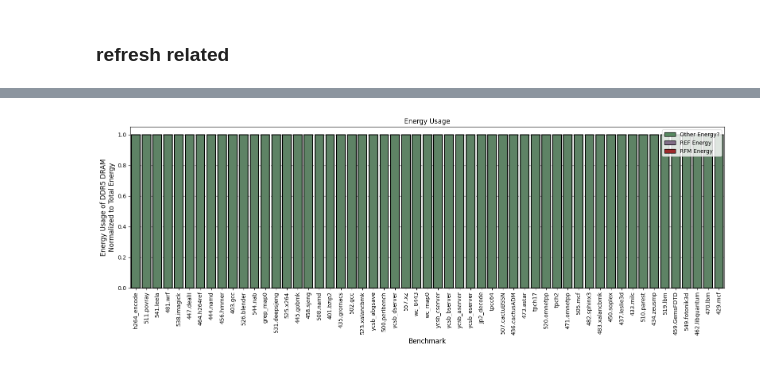
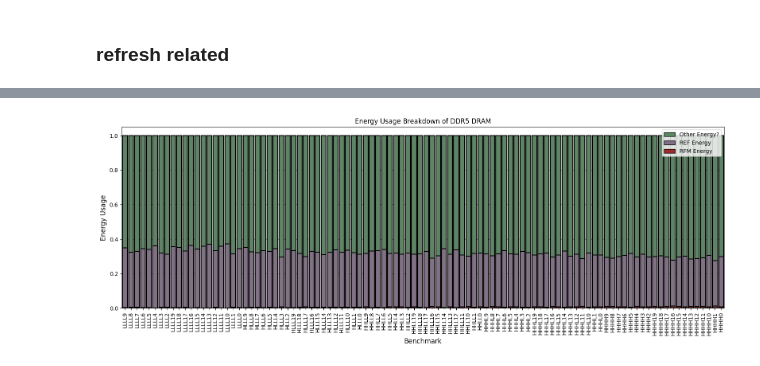
Before and after one commit to yusfux/ramulator2, a Jupyter notebook: ultraram_study/scripts/plots.ipynb, the cells around one changed output, grey strips where cells are left out. Saved outputs shown, nothing was run; the diff lists cells and outputs as text; code cells hidden in the pictures.

Commit message:
adjust the area scaling list and plotting scripts

```diff
--- a/ultraram_study/scripts/plots.ipynb
+++ b/ultraram_study/scripts/plots.ipynb
@@ -1,6 +1,8 @@
 # %%
 import yaml
 import pandas as pd
+import seaborn as sns
+import matplotlib.pyplot as plt
 
 from config import *
 
@@ -15,6 +17,11 @@ with open('../traces/mpki.csv', "r") as f:
     trace = line.strip().split(',')[0]
     mpki = line.strip().split(',')[1]
     mpki_list[trace] = float(mpki)
+
+refresh_manager_list = {
+  'DDR5':  ['AllBank'],
+  'URAM5': ['NoRefresh']
+}
 
 data_rows = []
 for trace_group in trace_list:
@@ -182,38 +232,39 @@ for idx, metric in enumerate(['Normalized Weighted Speedup', 'Normalized Total E
 # %%
+
 from matplotlib.patches import Patch
 
-ddr5_df = sc_df[(sc_df['Device'] == 'DDR5' ) & (sc_df['Row Policy'] == 'OpenRowPolicy') & (sc_df['Area Scaling'] == 1.0) & (sc_df['Voltage Scaling'] == 1.0)].copy()
+ddr5_df = mc_df[(mc_df['Device'] == 'DDR5' ) & (mc_df['Row Policy'] == 'OpenRowPolicy') & (mc_df['Area Scaling'] == 1.0) & (mc_df['Voltage Scaling'] == 1.0)].copy()
 ddr5_df.loc[:, 'Normalized Total RFM Energy'] = ddr5_df['Yaml'].apply(lambda x: x['MemorySystem']['DRAM']['total_rfm_energy'] / x['MemorySystem']['DRAM']['total_energy'])
 ddr5_df.loc[:, 'Normalized Total REF Energy'] = ddr5_df['Yaml'].apply(lambda x: x['MemorySystem']['DRAM']['total_ref_energy'] / x['MemorySystem']['DRAM']['total_energy'])
 ddr5_df.loc[:, 'Normalized Total REF Energy'] = ddr5_df['Normalized Total REF Energy'] + ddr5_df['Normalized Total RFM Energy']
 ddr5_df.loc[:, 'Normalized Total Energy']     = 1.0
 ddr5_df = ddr5_df[['Trace', 'Normalized Total Energy', 'Normalized Total REF Energy', 'Normalized Total RFM Energy']]
 
 #-------------------------------------------------------------------------------
 
 plt.figure(figsize=(16, 6))
 
 barplot = sns.barplot(data=ddr5_df, x='Trace', y='Normalized Total Energy', edgecolor='black',
                       linewidth=1.5, color=color_palette[0], zorder=2)
 sns.barplot(data=ddr5_df, x='Trace', y='Normalized Total REF Energy', edgecolor='black',
             linewidth=1.5, color=color_palette[2], zorder=2)
 sns.barplot(data=ddr5_df, x='Trace', y='Normalized Total RFM Energy', edgecolor='black',
             linewidth=1.5, color=color_palette[1], zorder=2)
 
 barplot.set_xlabel('Benchmark', fontsize=12)
-barplot.set_ylabel('Energy Usage of DDR5 DRAM\nNormalized to Total Energy', fontsize=12)
-barplot.set_title(f'Energy Usage', fontsize=12)
+barplot.set_title('Energy Usage Breakdown of DDR5 DRAM', fontsize=12)
+barplot.set_ylabel(f'Energy Usage', fontsize=12)
 barplot.grid(True, which='major', axis='y', linestyle='--', linewidth=1, color='gray', zorder=0)
 
 legend_elements = [
   Patch(facecolor=color_palette[0], edgecolor='black', label='Other Energy?'),
   Patch(facecolor=color_palette[2], edgecolor='black', label='REF Energy'),
   Patch(facecolor=color_palette[1], edgecolor='black', label='RFM Energy')
 ]
 barplot.legend(handles=legend_elements, loc='upper right')
 
 plt.xticks(rotation=90)
 plt.tight_layout()
 plt.show()
 # %% [output]
-[figure, old version]
+[figure, new version]
```
Also changed, not shown: parts of 11 cells of this notebook, 3 other files.
